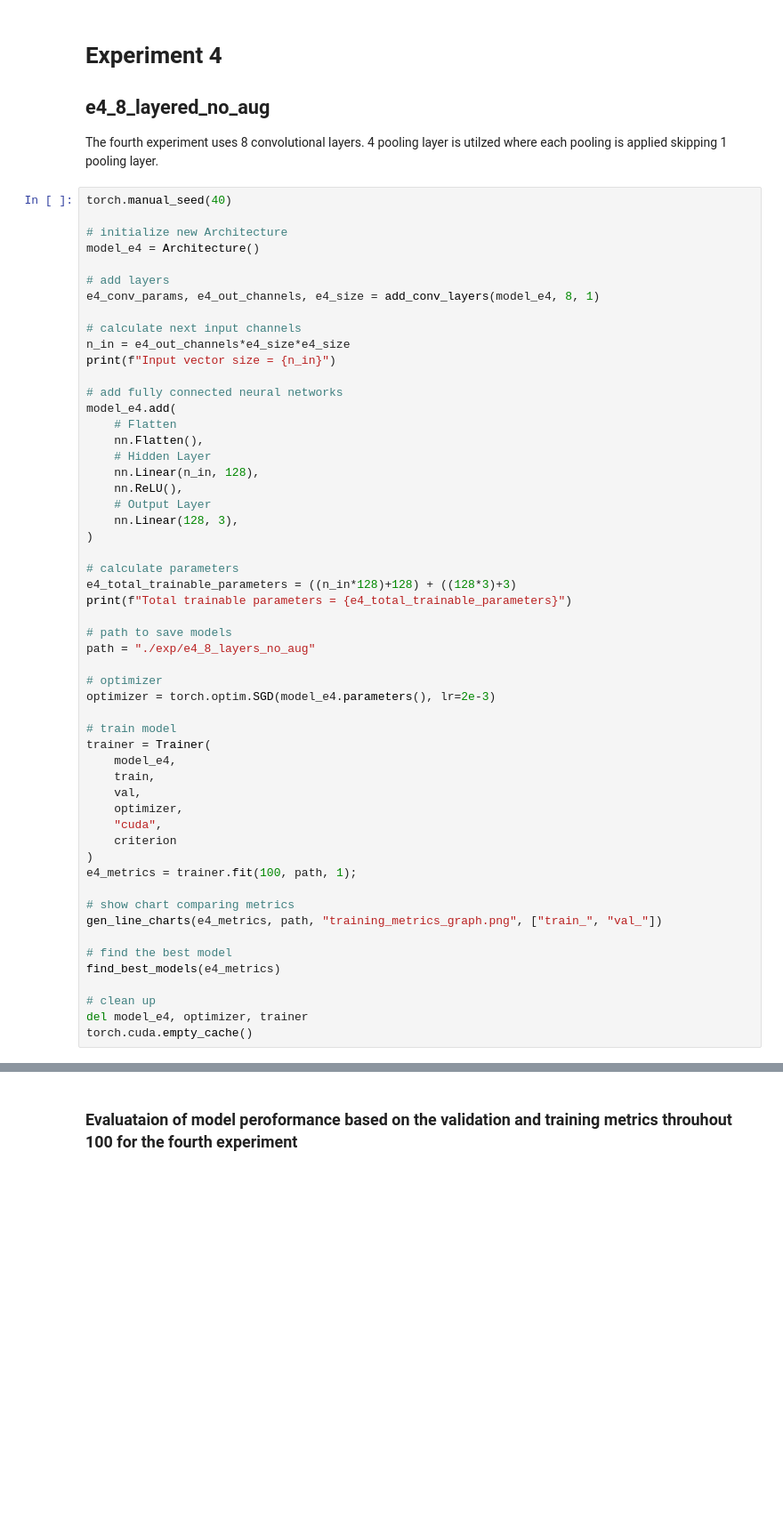
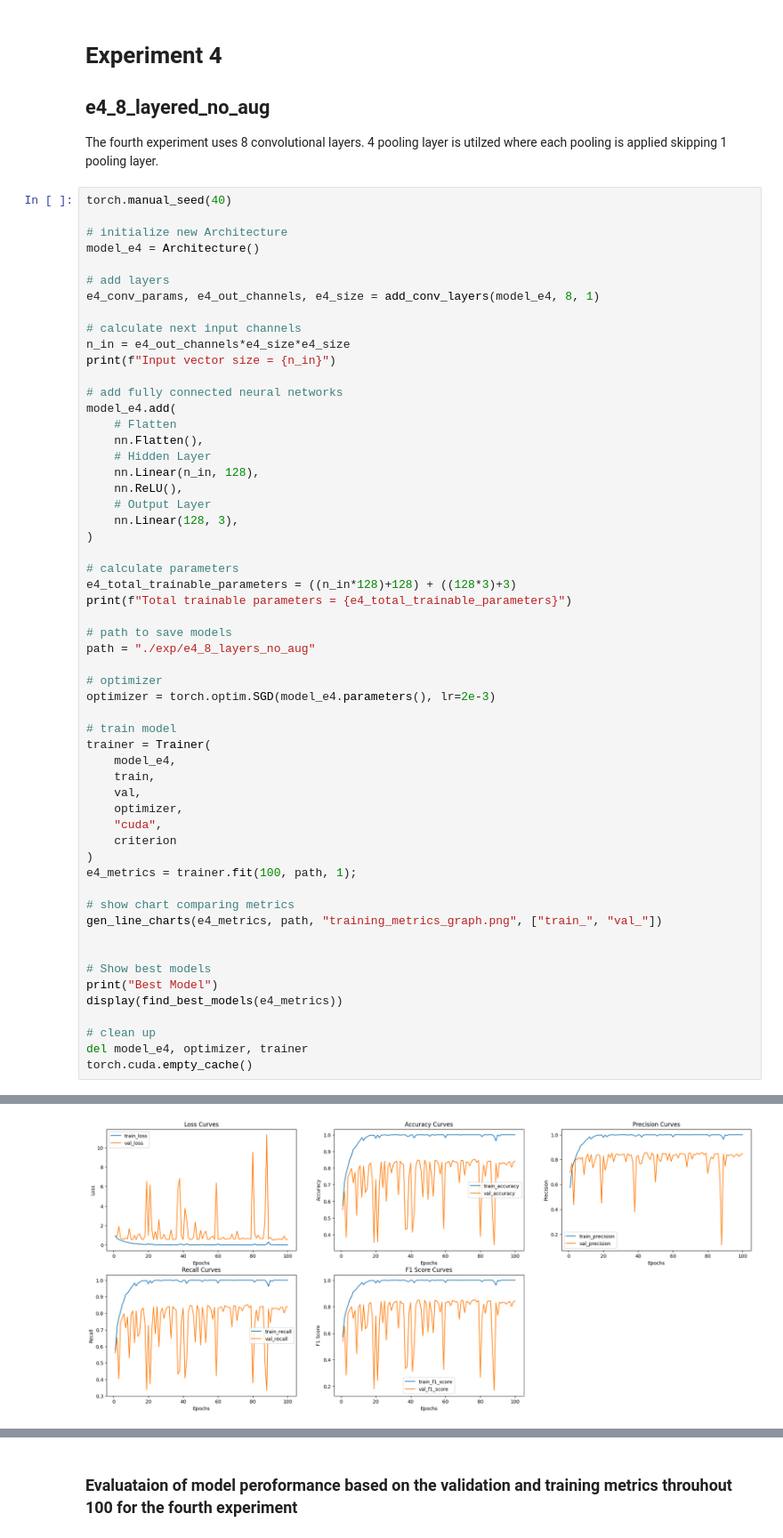
Before and after one commit to tikadatta2005/efficient-surveillance-system-research, a Jupyter notebook: CSC60904_0381137_INDVASGNMT.ipynb, the cells around one changed output, grey strips where cells are left out. Shown at 89% size. Cells and saved outputs as stored; diff of their text form; blank space fills up the shorter version.

```diff
--- a/CSC60904_0381137_INDVASGNMT.ipynb
+++ b/CSC60904_0381137_INDVASGNMT.ipynb
@@ -635,8 +645,10 @@ e4_metrics = trainer.fit(100, path, 1);
 # show chart comparing metrics
 gen_line_charts(e4_metrics, path, "training_metrics_graph.png", ["train_", "val_"])
 
-# find the best model
-find_best_models(e4_metrics)
+
+# Show best models
+print("Best Model")
+display(find_best_models(e4_metrics))
 
 # clean up
 del model_e4, optimizer, trainer
@@ -646,0 +674 @@ Total trainable parameters = 2097667
+[figure, added]
```
Also changed, not shown: parts of 10 cells of this notebook, 43 other files.
